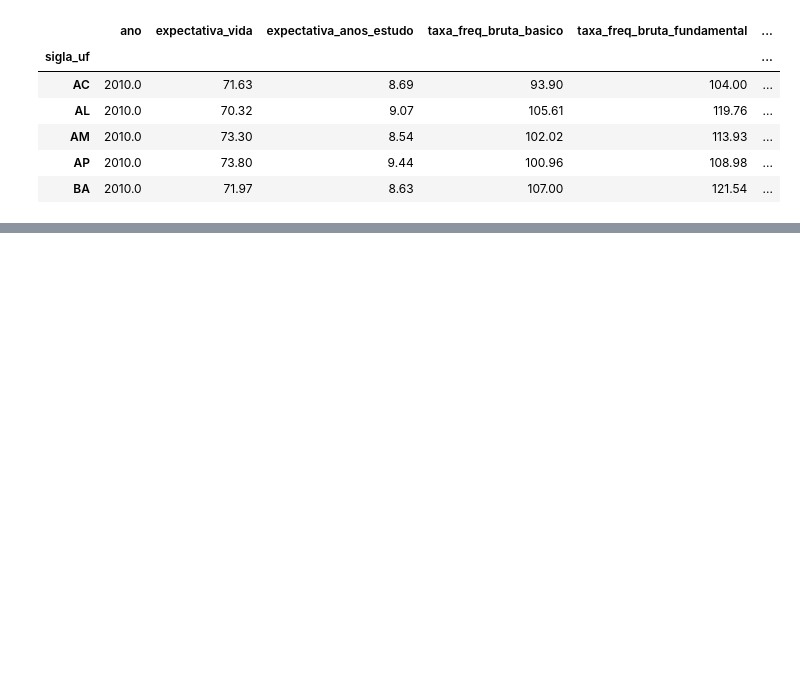
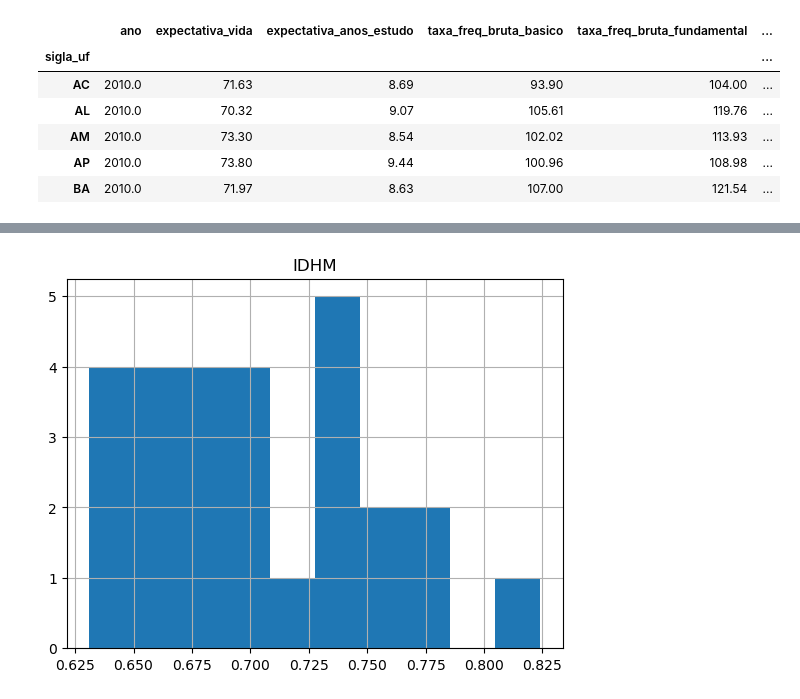
Before and after one commit to ZuilhoSe/PS-Analytica, a Jupyter notebook: A3/analises.ipynb, the cells around one changed output, grey strips where cells are left out. Saved outputs shown, nothing was run; the diff lists cells and outputs as text; code cells hidden in the pictures; blank space fills up the shorter version.

```diff
--- a/A3/analises.ipynb
+++ b/A3/analises.ipynb
@@ -162,0 +166,7 @@ plt.show()
+# %%
+# Plotting histogram for IDHM
+df_adh_mean['idhm'].hist()
+plt.title('IDHM')
+plt.show()
+# %% [output]
+[figure, added]
```
Also changed, not shown: parts of 29 cells of this notebook, 1 other file.
